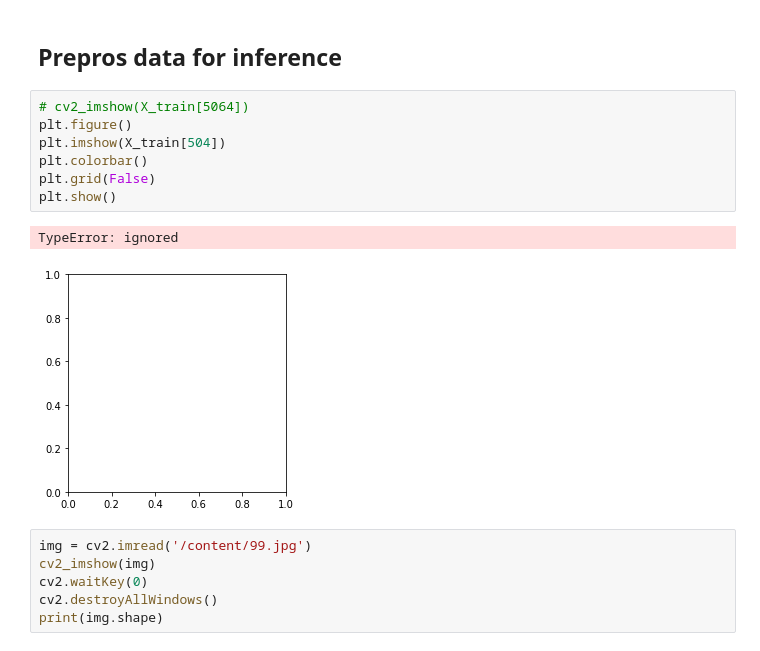
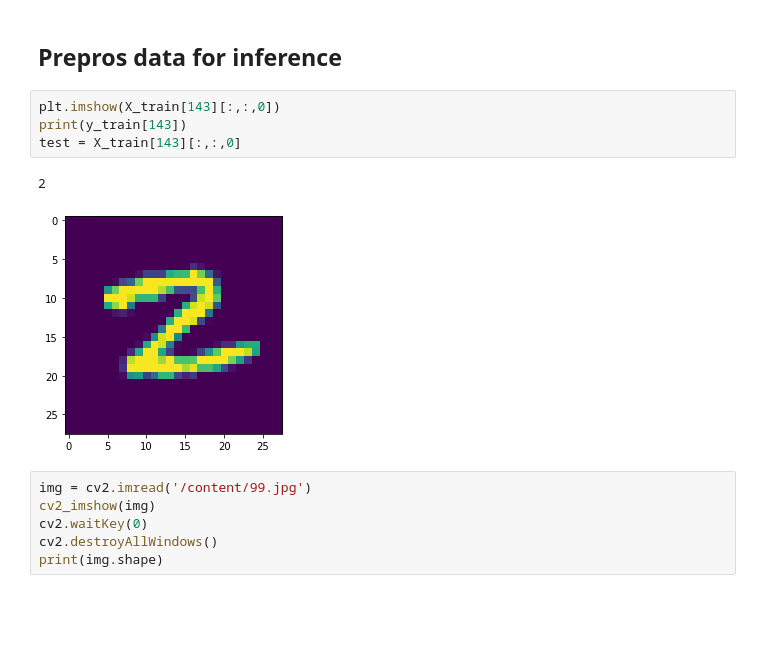
Before and after one commit to Morilla123/Spacy_ViT_Test, a Jupyter notebook: multi_mnist_.ipynb, the cells around one changed output. Cells and saved outputs as stored; diff of their text form; blank space fills up the shorter version.

```diff
--- a/multi_mnist_.ipynb
+++ b/multi_mnist_.ipynb
@@ -175,16 +220,13 @@ plt.show()
 model.save('MNIST.h5')
 # %% [markdown]
 ## Prepros data for inference
-# %%
-# cv2_imshow(X_train[5064])
-plt.figure()
-plt.imshow(X_train[504])
-plt.colorbar()
-plt.grid(False)
-plt.show()
-# %% [output]
-TypeError: ignored
-[figure, removed]
+# %%
+plt.imshow(X_train[143][:,:,0])
+print(y_train[143])
+test = X_train[143][:,:,0]
+# %% [output]
+2
+[figure, added]
 # %%
 img = cv2.imread('/content/99.jpg')
 cv2_imshow(img)
```
Also changed, not shown: parts of 24 cells of this notebook.
